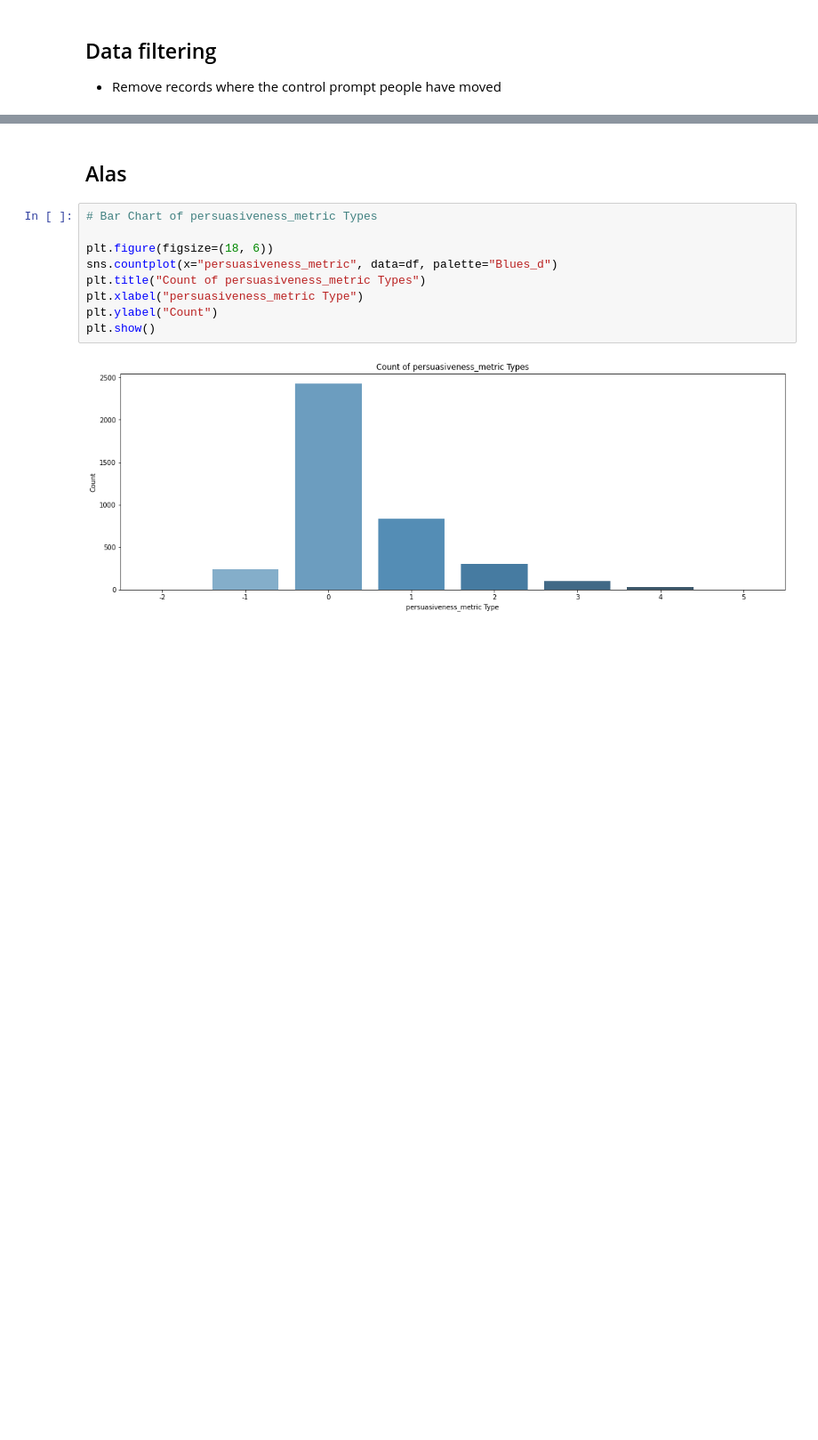
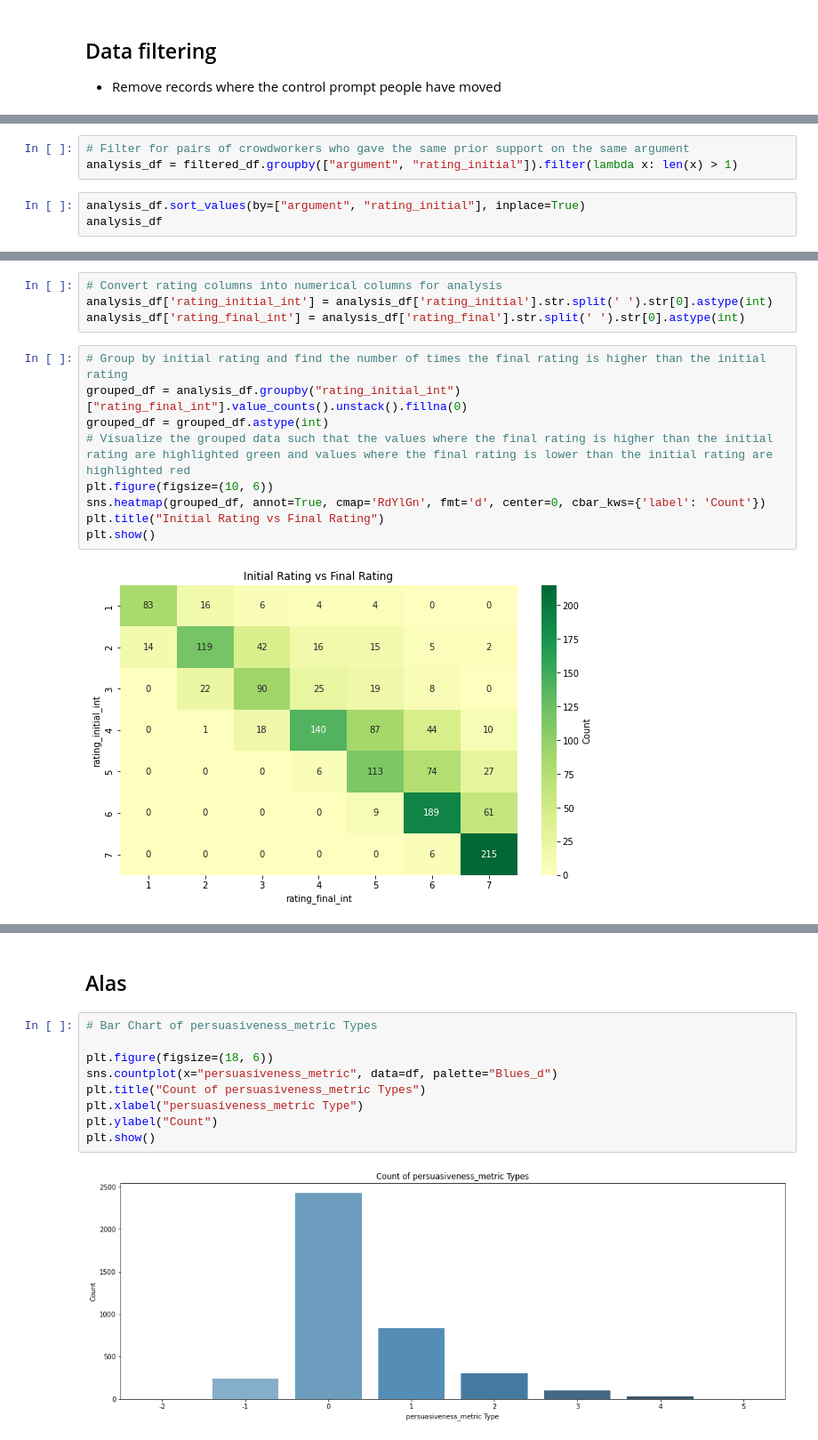
Before and after one commit to harsha2000g/Persuasion-Predictability, a Jupyter notebook: code/1_sama_dataset_exploration.ipynb, the cells around one changed output, grey strips where cells are left out. Shown at 89% size. Cells and saved outputs as stored; diff of their text form; blank space fills up the shorter version.

Commit message:
Adds details for filtering and initial ratings.

```diff
--- a/code/1_sama_dataset_exploration.ipynb
+++ b/code/1_sama_dataset_exploration.ipynb
@@ -161,0 +142,6 @@ Among 57 Control prompt records the 4 records are invalid
+# %%
+# Filter for pairs of crowdworkers who gave the same prior support on the same argument
+analysis_df = filtered_df.groupby(["argument", "rating_initial"]).filter(lambda x: len(x) > 1)
+# %%
+analysis_df.sort_values(by=["argument", "rating_initial"], inplace=True)
+analysis_df
@@ -161,0 +162,15 @@ Among 57 Control prompt records the 4 records are invalid
+# %%
+# Convert rating columns into numerical columns for analysis
+analysis_df['rating_initial_int'] = analysis_df['rating_initial'].str.split(' ').str[0].astype(int)
+analysis_df['rating_final_int'] = analysis_df['rating_final'].str.split(' ').str[0].astype(int)
+# %%
+# Group by initial rating and find the number of times the final rating is higher than the initial rating
+grouped_df = analysis_df.groupby("rating_initial_int")["rating_final_int"].value_counts().unstack().fillna(0)
+grouped_df = grouped_df.astype(int)
+# Visualize the grouped data such that the values where the final rating is higher than the initial rating are highlighted green and values where the final rating is lower than the initial rating are highlighted red
+plt.figure(figsize=(10, 6))
+sns.heatmap(grouped_df, annot=True, cmap='RdYlGn', fmt='d', center=0, cbar_kws={'label': 'Count'})
+plt.title("Initial Rating vs Final Rating")
+plt.show()
+# %% [output]
+[figure, added]
```
Also changed, not shown: parts of 17 cells of this notebook.
